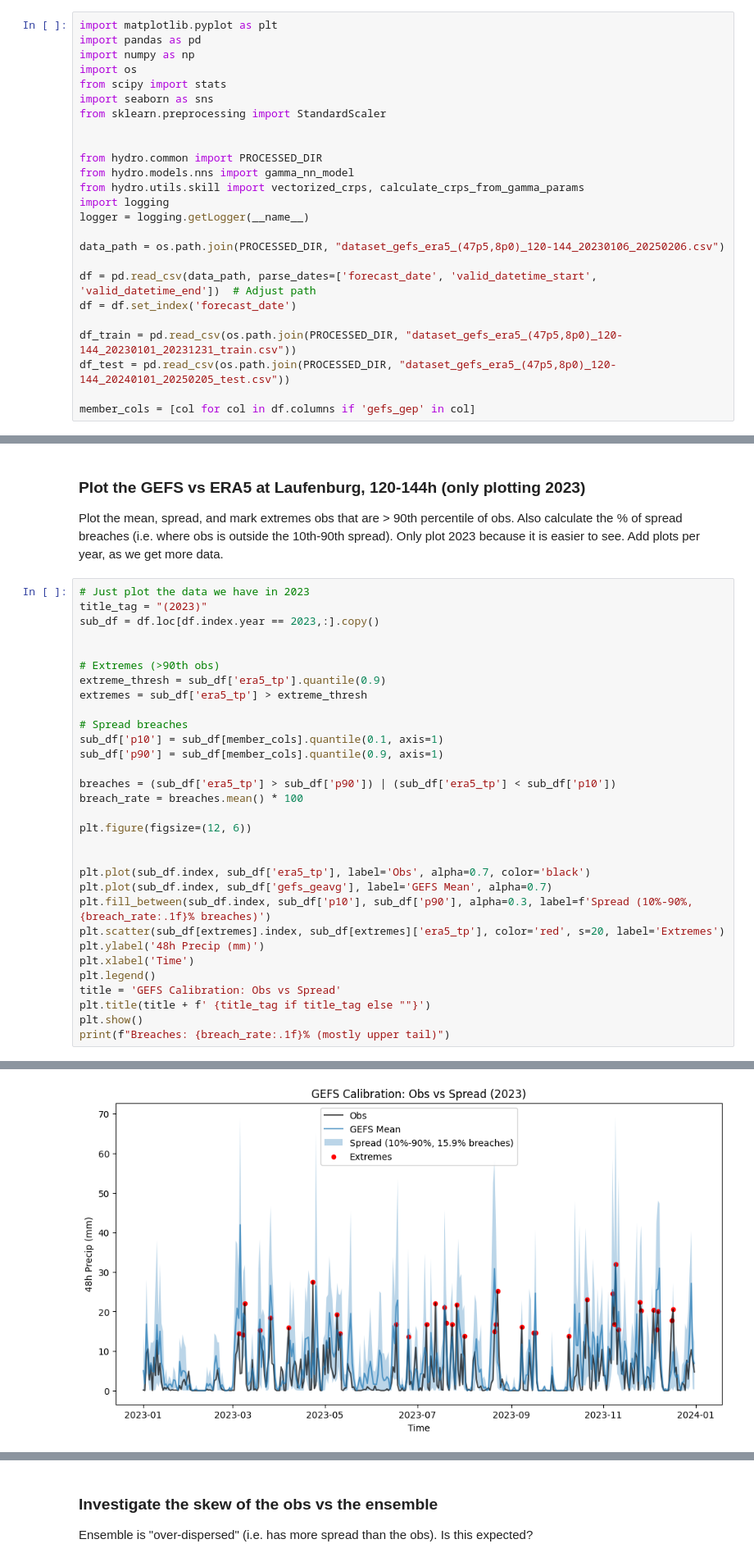
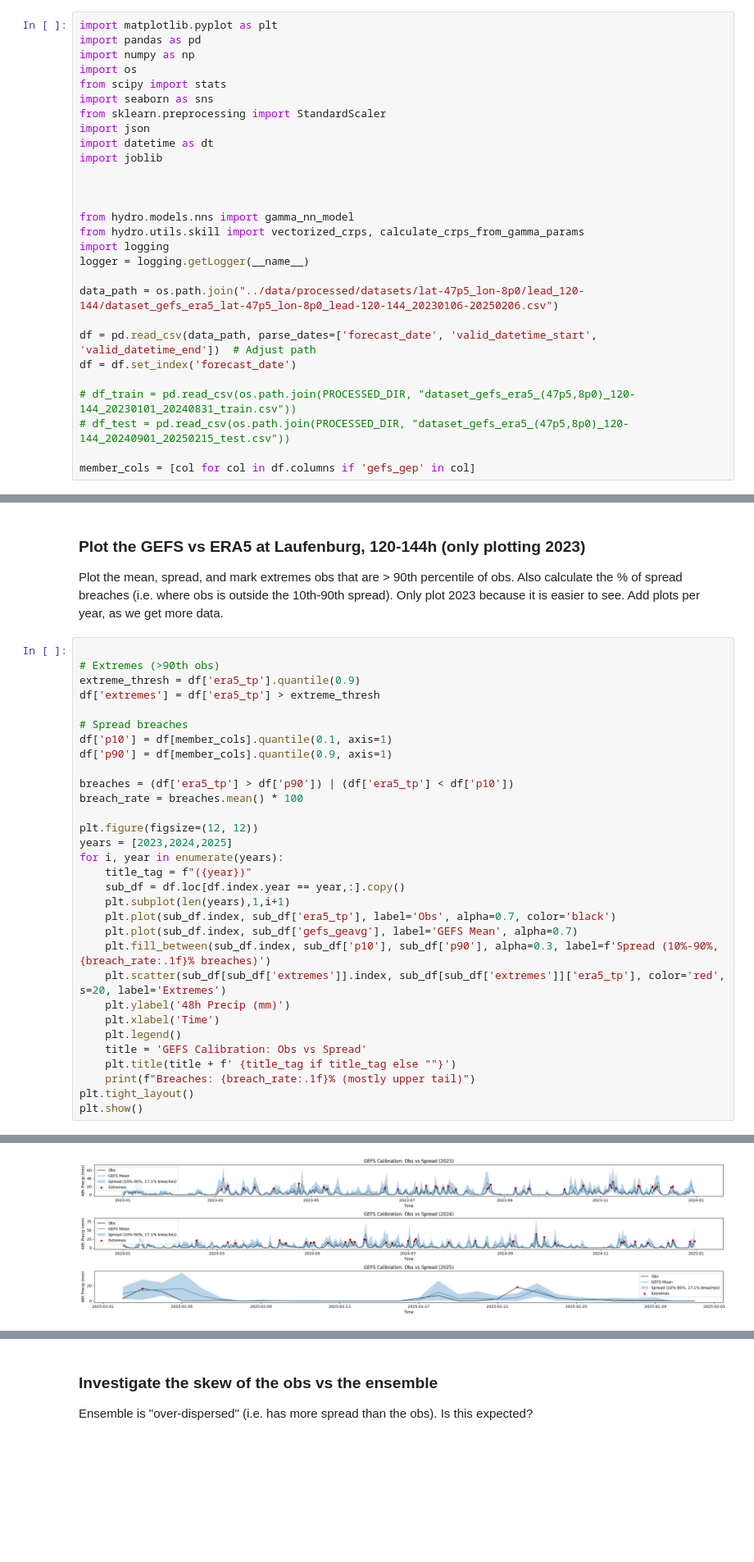
Before and after one commit to willjhenry/gefs-precip-poc, a Jupyter notebook: notebooks/laufenburg_precip_forecast_exploration.ipynb, the cells around one changed output, grey strips where cells are left out. Shown: that part at 82% size. Cells and saved outputs as stored; diff of their text form; blank space fills up the shorter version.

Commit message:
use new data structure in notebook, add plots

```diff
--- a/notebooks/laufenburg_precip_forecast_exploration.ipynb
+++ b/notebooks/laufenburg_precip_forecast_exploration.ipynb
@@ -12,20 +12,23 @@ import os
 from scipy import stats
 import seaborn as sns
 from sklearn.preprocessing import StandardScaler
+import json
+import datetime as dt
+import joblib
 
 
-from hydro.common import PROCESSED_DIR
+
 from hydro.models.nns import gamma_nn_model
 from hydro.utils.skill import vectorized_crps, calculate_crps_from_gamma_params
 import logging
 logger = logging.getLogger(__name__)
 
-data_path = os.path.join(PROCESSED_DIR, "dataset_gefs_era5_(47p5,8p0)_120-144_20230106_20250206.csv")
+data_path = os.path.join("../data/processed/datasets/lat-47p5_lon-8p0/lead_120-144/dataset_gefs_era5_lat-47p5_lon-8p0_lead-120-144_20230106-20250206.csv")
 
 df = pd.read_csv(data_path, parse_dates=['forecast_date', 'valid_datetime_start', 'valid_datetime_end'])  # Adjust path
 df = df.set_index('forecast_date')
 
-df_train = pd.read_csv(os.path.join(PROCESSED_DIR, "dataset_gefs_era5_(47p5,8p0)_120-144_20230101_20231231_train.csv"))
-df_test = pd.read_csv(os.path.join(PROCESSED_DIR, "dataset_gefs_era5_(47p5,8p0)_120-144_20240101_20250205_test.csv"))
+# df_train = pd.read_csv(os.path.join(PROCESSED_DIR, "dataset_gefs_era5_(47p5,8p0)_120-144_20230101_20240831_train.csv"))
+# df_test = pd.read_csv(os.path.join(PROCESSED_DIR, "dataset_gefs_era5_(47p5,8p0)_120-144_20240901_20250215_test.csv"))
 
 member_cols = [col for col in df.columns if 'gefs_gep' in col]
@@ -37,34 +38,34 @@ Plot the mean, spread, and mark extremes obs that are > 90th percentile of obs.
 Also calculate the % of spread breaches (i.e. where obs is outside the 10th-90th spread).
 Only plot 2023 because it is easier to see. Add plots per year, as we get more data.
 # %%
-# Just plot the data we have in 2023
-title_tag = "(2023)"
-sub_df = df.loc[df.index.year == 2023,:].copy()
-
 
 # Extremes (>90th obs)
-extreme_thresh = sub_df['era5_tp'].quantile(0.9)
-extremes = sub_df['era5_tp'] > extreme_thresh
+extreme_thresh = df['era5_tp'].quantile(0.9)
+df['extremes'] = df['era5_tp'] > extreme_thresh
 
 # Spread breaches
-sub_df['p10'] = sub_df[member_cols].quantile(0.1, axis=1)
-sub_df['p90'] = sub_df[member_cols].quantile(0.9, axis=1)
+df['p10'] = df[member_cols].quantile(0.1, axis=1)
+df['p90'] = df[member_cols].quantile(0.9, axis=1)
 
-breaches = (sub_df['era5_tp'] > sub_df['p90']) | (sub_df['era5_tp'] < sub_df['p10'])
+breaches = (df['era5_tp'] > df['p90']) | (df['era5_tp'] < df['p10'])
 breach_rate = breaches.mean() * 100
 
-plt.figure(figsize=(12, 6))
-
-
-plt.plot(sub_df.index, sub_df['era5_tp'], label='Obs', alpha=0.7, color='black')
-plt.plot(sub_df.index, sub_df['gefs_geavg'], label='GEFS Mean', alpha=0.7)
-plt.fill_between(sub_df.index, sub_df['p10'], sub_df['p90'], alpha=0.3, label=f'Spread (10%-90%, {breach_rate:.1f}% breaches)')
-plt.scatter(sub_df[extremes].index, sub_df[extremes]['era5_tp'], color='red', s=20, label='Extremes')
-plt.ylabel('48h Precip (mm)')
-plt.xlabel('Time')
-plt.legend()
-title = 'GEFS Calibration: Obs vs Spread'
-plt.title(title + f' {title_tag if title_tag else ""}')
+plt.figure(figsize=(12, 12))
+years = [2023,2024,2025]
+for i, year in enumerate(years):
+    title_tag = f"({year})"
+    sub_df = df.loc[df.index.year == year,:].copy()
+    plt.subplot(len(years),1,i+1)
+    plt.plot(sub_df.index, sub_df['era5_tp'], label='Obs', alpha=0.7, color='black')
+    plt.plot(sub_df.index, sub_df['gefs_geavg'], label='GEFS Mean', alpha=0.7)
+    plt.fill_between(sub_df.index, sub_df['p10'], sub_df['p90'], alpha=0.3, label=f'Spread (10%-90%, {breach_rate:.1f}% breaches)')
+    plt.scatter(sub_df[sub_df['extremes']].index, sub_df[sub_df['extremes']]['era5_tp'], color='red', s=20, label='Extremes')
+    plt.ylabel('48h Precip (mm)')
+    plt.xlabel('Time')
+    plt.legend()
+    title = 'GEFS Calibration: Obs vs Spread'
+    plt.title(title + f' {title_tag if title_tag else ""}')
+    print(f"Breaches: {breach_rate:.1f}% (mostly upper tail)")
+plt.tight_layout()
 plt.show()
-print(f"Breaches: {breach_rate:.1f}% (mostly upper tail)")
 # %% [output]
@@ -71 +75 @@ print(f"Breaches: {breach_rate:.1f}% (mostly upper tail)")
-[figure, old version]
+[figure, new version]
```
Also changed, not shown: parts of 7 cells of this notebook.
